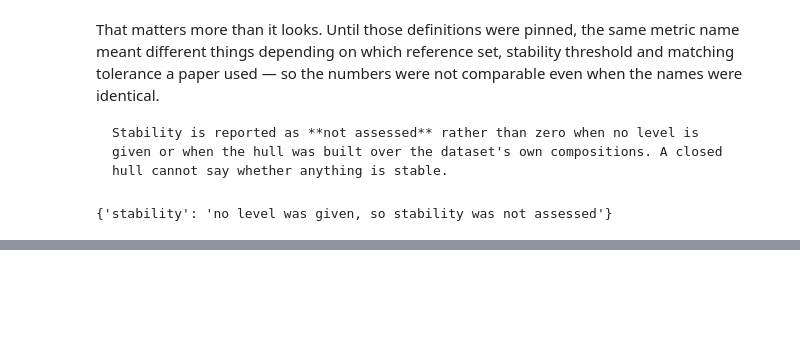
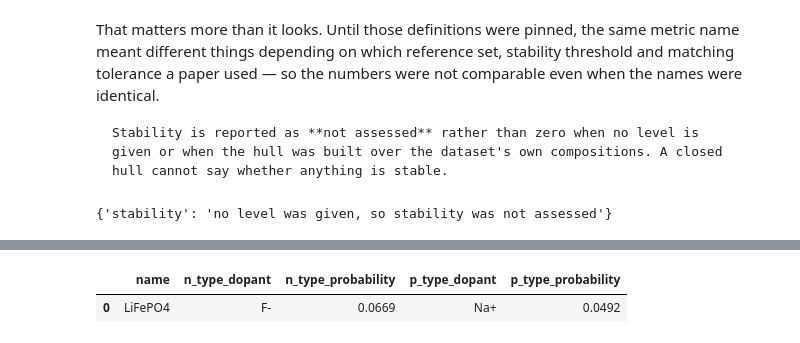
Before and after one commit to omicverse/matverse, a Jupyter notebook: matverse_guide/docs/tutorials/beyond_one_number.ipynb, the cells around one changed output, grey strips where cells are left out. Saved outputs shown, nothing was run; the diff lists cells and outputs as text; code cells hidden in the pictures; blank space fills up the shorter version.

```diff
--- a/matverse_guide/docs/tutorials/beyond_one_number.ipynb
+++ b/matverse_guide/docs/tutorials/beyond_one_number.ipynb
@@ -777,0 +811,7 @@ predicting what you have not computed, and choosing what to compute next.
+# %%
+mv.gen.predict_dopants(cathode, source="oxidized", n=5)
+cathode.obs[["name", "n_type_dopant", "n_type_probability",
+             "p_type_dopant", "p_type_probability"]].round(4)
+# %% [output]
+|  | name | n_type_dopant | n_type_probability | p_type_dopant | p_type_probability |
+| 0 | LiFePO4 | F- | 0.0669 | Na+ | 0.0492 |
```
Also changed, not shown: parts of 7 cells of this notebook, 11 other files.
